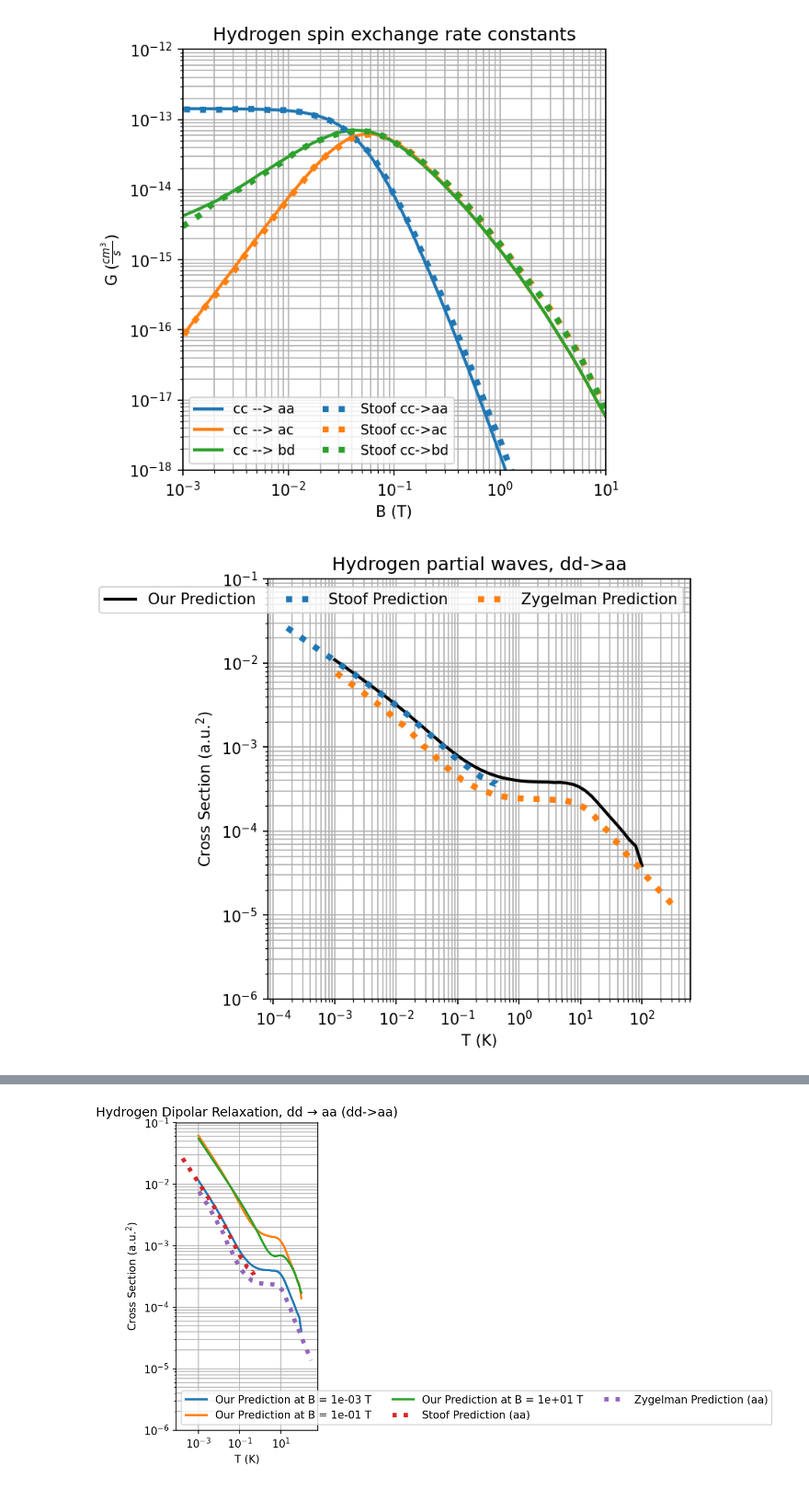
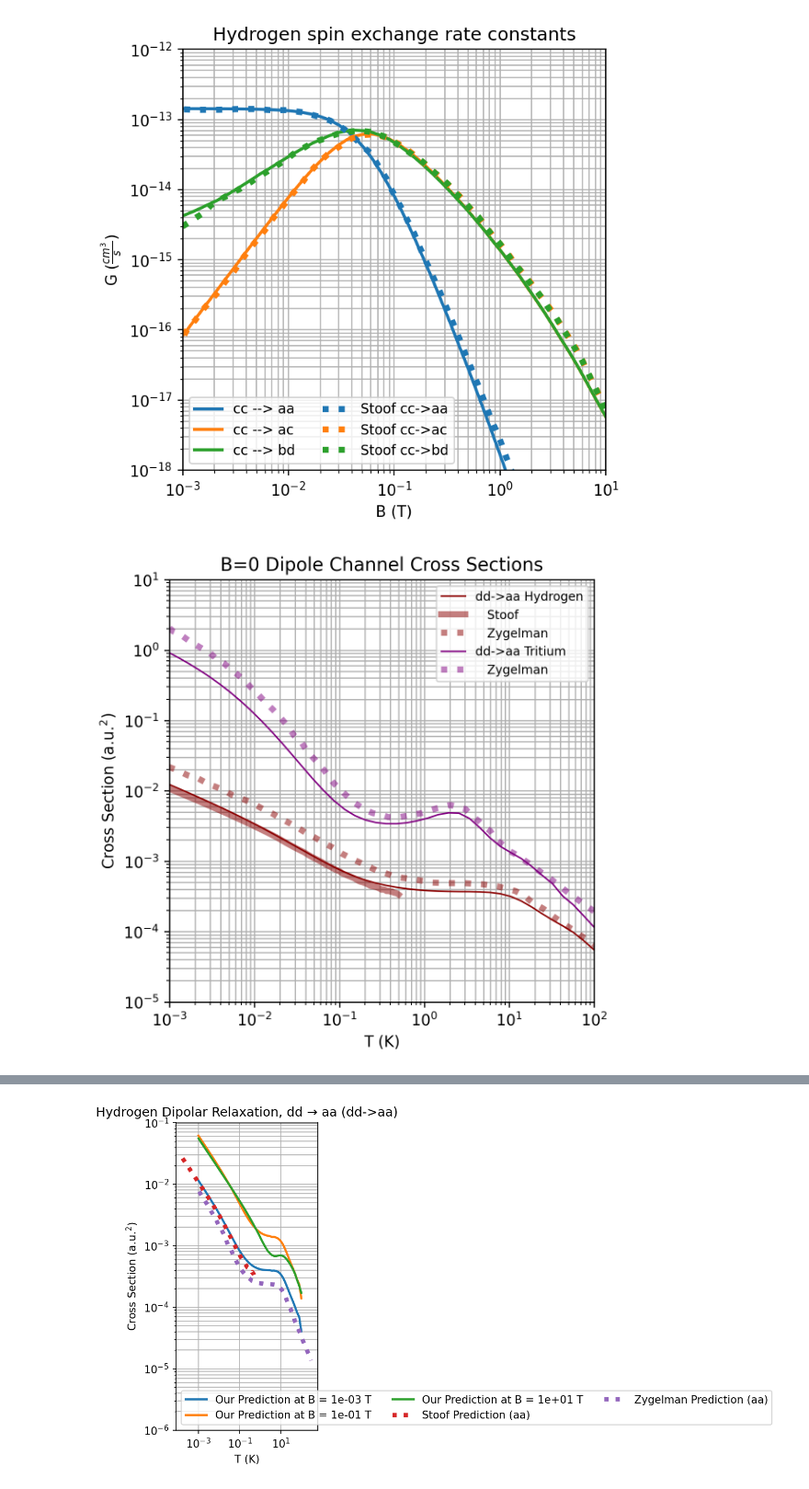
Before and after one commit to UTA-NURES/AtomicHScattering, a Jupyter notebook: examples/Literature_Comparison.ipynb, the cells around one changed output, grey strips where cells are left out. Shown at 92% size. Drawn from its saved outputs; the diff is of its cells as text; code cells hidden in the pictures.

Commit message:
Update some plots

```diff
--- a/examples/Literature_Comparison.ipynb
+++ b/examples/Literature_Comparison.ipynb
@@ -294,7 +238,7 @@ with open(json_path, "r") as f:
     data = json.load(f)
 
 ZygaaT        = data["datasetColl"][0]["data"]
-ZygaaKT        = np.array([pt["value"][0] for pt in ZygaaT])
+ZygaaKT       = np.array([pt["value"][0] for pt in ZygaaT])
 ZygaaSigT     = np.array([pt["value"][1] for pt in ZygaaT])
 
 json_path = os.path.join(
@@ -304,7 +248,7 @@ with open(json_path, "r") as f:
     data = json.load(f)
 
 ZygadH        = data["datasetColl"][0]["data"]
-ZygadKH        = np.array([pt["value"][0] for pt in ZygadH])
+ZygadKH       = np.array([pt["value"][0] for pt in ZygadH])
 ZygadSigH     = np.array([pt["value"][1] for pt in ZygadH])
 
 json_path = os.path.join(
@@ -322,7 +266,7 @@ me = 9.1093837139e-31
 muH = me+mp/2
 kb = 1.380649e-23
 bohr = 5.29177210544e-9
-C = 1e-2 / bohr**2 * np.sqrt(muH/(2*kb))*1e-15
+C = 1e-2 / bohr**2 * np.sqrt(mp/(4*kb))*1e-15
 
 json_path = os.path.join(
     here, "..", "src", "AtomicH", "LitReview", "Stoof_aa_ad.json"
@@ -360,27 +316,38 @@ SummedG=np.array(SummedG)
 # %%
 amu=1.672621925e-27
-A = 1e-6 / (constants.BohrInAng*1e-10)**2 * np.sqrt(amu/(4*constants.kb))
-AT = 1e-6 / (constants.BohrInAng*1e-10)**2 * np.sqrt((3*amu)/(4*constants.kb))
+A = 1e-6 / (constants.BohrInAng*1e-10)**2 * np.sqrt(np.pi*amu/(16*constants.kb))
+AT = 1e-6 / (constants.BohrInAng*1e-10)**2 * np.sqrt((np.pi*3*amu)/(16*constants.kb))
 # %%
 
 
-plt.figure(figsize=(5,5),dpi=150)
-plt.plot(T_values, A*SummedG/np.sqrt(T_values),linewidth=2,color='black',label='Our Prediction')
-plt.plot(Stoofaax,Stoofaay,':', label='Stoof Prediction',linewidth=4)
-plt.plot(ZygaaKH, ZygaaSigH,':', label='Zygelman Prediction',linewidth=4)
+plt.figure(figsize=(5,5),dpi=250)
+plt.plot(T_values, A*SummedG_aa_H/np.sqrt(T_values),linewidth=1,color='DarkRed',  label='dd->aa Hydrogen')
+plt.plot(Stoofaax,Stoofaay,'-',  linewidth=4,color='DarkRed' ,                    label='   Stoof',alpha=0.5)
+plt.plot(ZygaaKH, ZygaaSigH,':', linewidth=4,color='DarkRed',                     label='   Zygelman',alpha=0.5)
+
+#plt.plot(T_values, A*SummedG_ad_H/np.sqrt(T_values),linewidth=2,color='DarkBlue', label='dd->ad Hydrogen')
+#plt.plot(Stoofadx,Stoofady,'--',linewidth=2,color='DarkBlue',                      label='   Stoof',alpha=0.5)
+#plt.plot(ZygadKH, ZygadSigH,':',linewidth=4,color='DarkBlue',                     label='   Zygelman' ,alpha=0.5)
+
+plt.plot(T_values, AT*SummedG_aa_T/np.sqrt(T_values),linewidth=1,color='purple',  label='dd->aa Tritium')
+plt.plot(ZygaaKT, ZygaaSigT,':',linewidth=4,color='purple',                       label='   Zygelman',alpha=0.5)
+
+#plt.plot(T_values,AT*SummedG_ad_T/np.sqrt(T_values),linewidth=2,color='DarkGreen',label='dd->ad Tritium')
+#plt.plot(ZygadKT, ZygadSigT,':',linewidth=4,color='DarkGreen',                    label='   Zygelman',alpha=0.5)
 
 
 plt.semilogy()
 plt.xlabel("T (K)")
 #plt.xlim(0.001, 10)
 plt.ylabel(r'Cross Section (a.u.$^2$)')
+
 #plt.ylim(1e-19, 1e-15)
-plt.title("Hydrogen partial waves, dd->aa")
+plt.title("B=0 Dipole Channel Cross Sections")
 plt.grid(which='both')
-plt.legend(ncol=3)
+plt.legend(loc='upper right',fontsize=8)
 plt.loglog()
-plt.ylim(1e-6,1e-1)
-
+plt.ylim(1e-5,10)
+plt.xlim(1e-3,100)
 plt.show()
 # %% [output]
-[figure, old version]
+[figure, new version]
```
Also changed, not shown: parts of 8 cells of this notebook, 7 other files.
